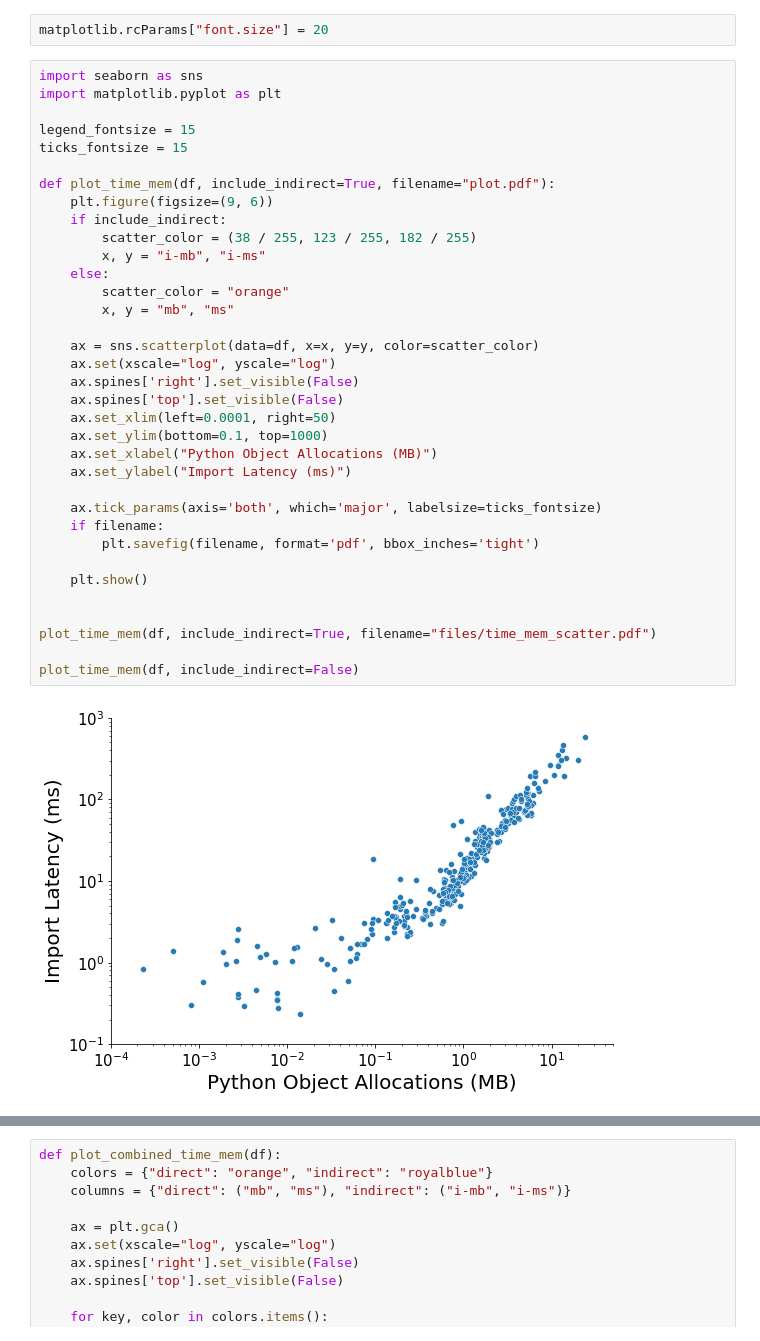
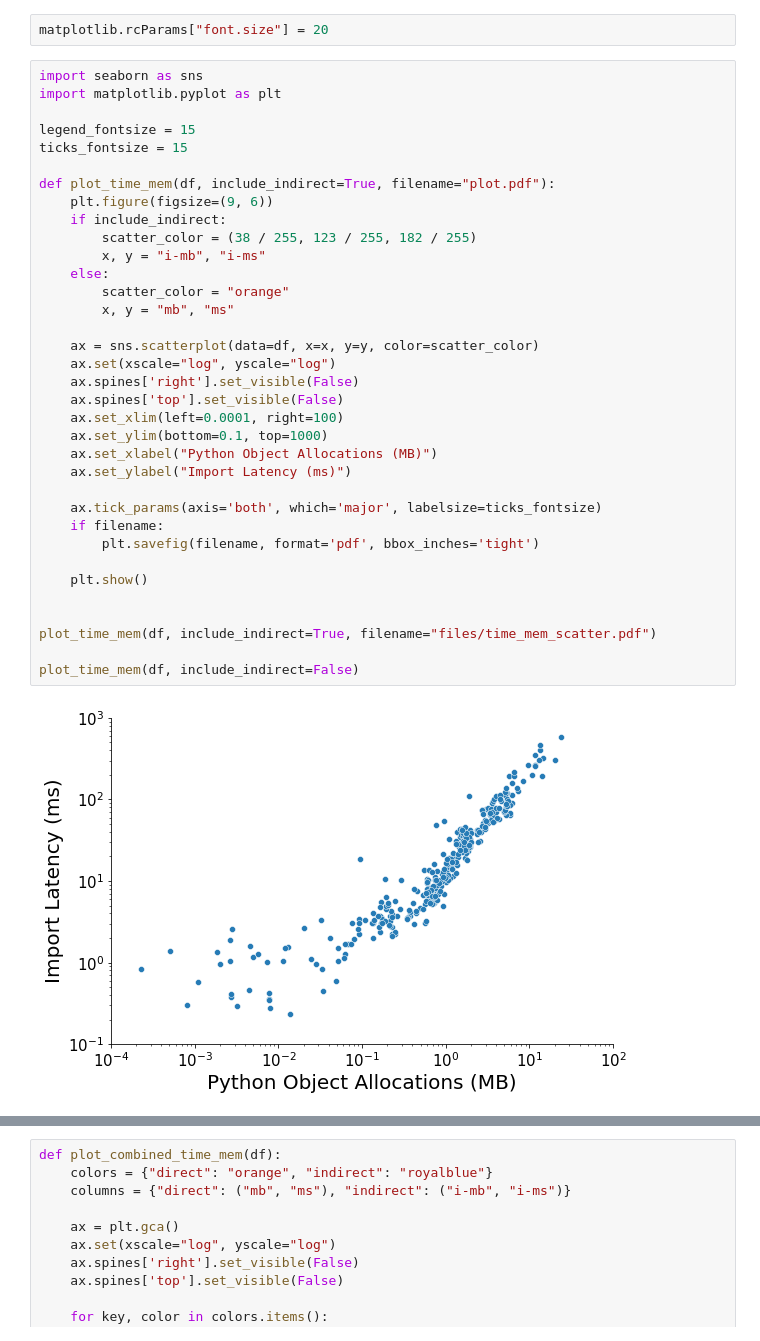
Before and after one commit to open-lambda/ReqBench, a Jupyter notebook: time_mem.ipynb, the cells around one changed output, grey strips where cells are left out. Cells and saved outputs as stored; diff of their text form.

Commit message:
update time memory scatter plot

```diff
--- a/time_mem.ipynb
+++ b/time_mem.ipynb
@@ -33,32 +33,32 @@ legend_fontsize = 15
 ticks_fontsize = 15
 
 def plot_time_mem(df, include_indirect=True, filename="plot.pdf"):
     plt.figure(figsize=(9, 6))
     if include_indirect:
         scatter_color = (38 / 255, 123 / 255, 182 / 255)
         x, y = "i-mb", "i-ms"
     else:
         scatter_color = "orange"
         x, y = "mb", "ms"
 
     ax = sns.scatterplot(data=df, x=x, y=y, color=scatter_color)
     ax.set(xscale="log", yscale="log")
     ax.spines['right'].set_visible(False)
     ax.spines['top'].set_visible(False)
-    ax.set_xlim(left=0.0001, right=50)
+    ax.set_xlim(left=0.0001, right=100)
     ax.set_ylim(bottom=0.1, top=1000)
     ax.set_xlabel("Python Object Allocations (MB)")
     ax.set_ylabel("Import Latency (ms)")
 
     ax.tick_params(axis='both', which='major', labelsize=ticks_fontsize)
     if filename:
         plt.savefig(filename, format='pdf', bbox_inches='tight')
 
     plt.show()
 
 
 plot_time_mem(df, include_indirect=True, filename="files/time_mem_scatter.pdf")
 
 plot_time_mem(df, include_indirect=False)
 # %% [output]
-[figure, old version]
+[figure, new version]
```
Also changed, not shown: parts of 1 cell of this notebook.
